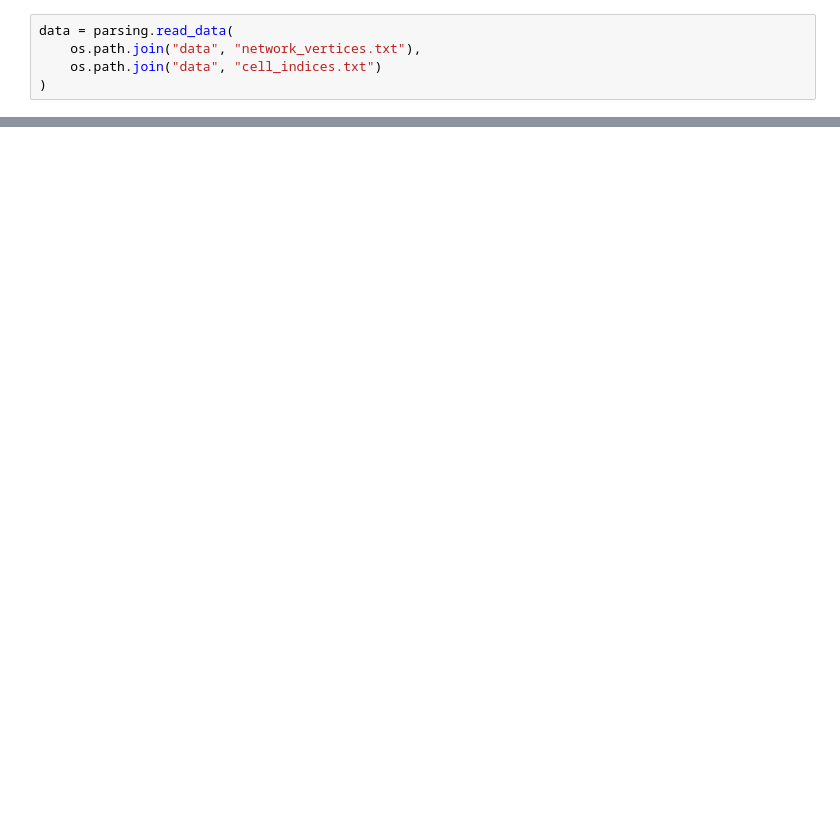
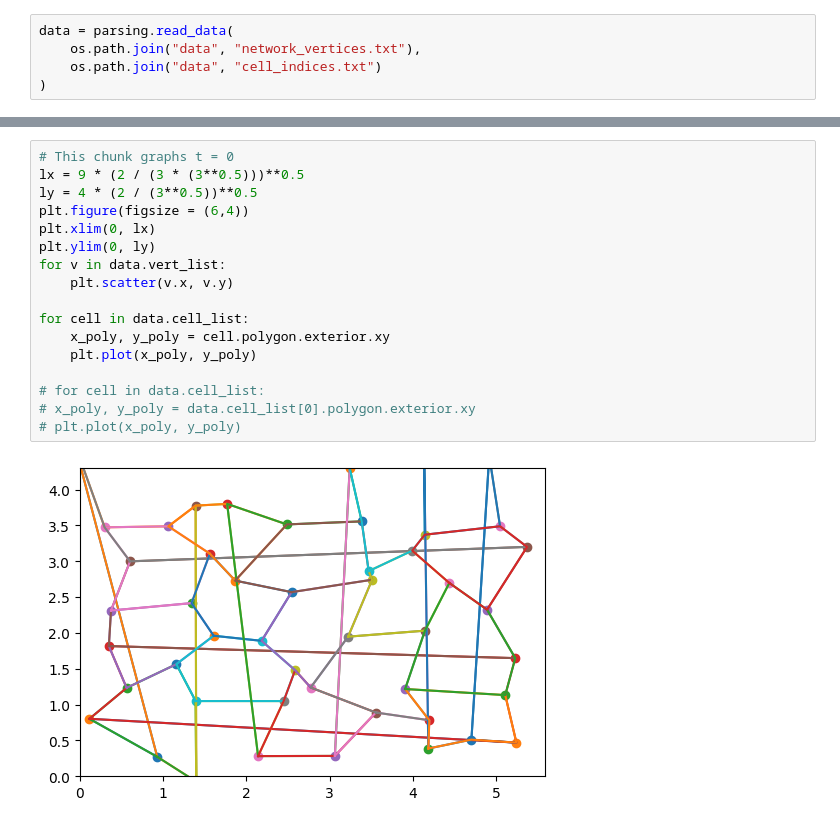
Before and after one commit to tylerrchang/vertex-model, a Jupyter notebook: testing.ipynb, the cells around one changed output, grey strips where cells are left out. Saved outputs shown, nothing was run; the diff lists cells and outputs as text; blank space fills up the shorter version.

```diff
--- a/testing.ipynb
+++ b/testing.ipynb
@@ -80,0 +31,19 @@ for cell in data.cell_list:
+# %%
+# This chunk graphs t = 0
+lx = 9 * (2 / (3 * (3**0.5)))**0.5
+ly = 4 * (2 / (3**0.5))**0.5
+plt.figure(figsize = (6,4))
+plt.xlim(0, lx)
+plt.ylim(0, ly)
+for v in data.vert_list:
+    plt.scatter(v.x, v.y)
+
+for cell in data.cell_list:
+    x_poly, y_poly = cell.polygon.exterior.xy
+    plt.plot(x_poly, y_poly)
+
+# for cell in data.cell_list:
+# x_poly, y_poly = data.cell_list[0].polygon.exterior.xy
+# plt.plot(x_poly, y_poly)
+# %% [output]
+[figure, added]
```
Also changed, not shown: parts of 10 cells of this notebook, 4 other files.
